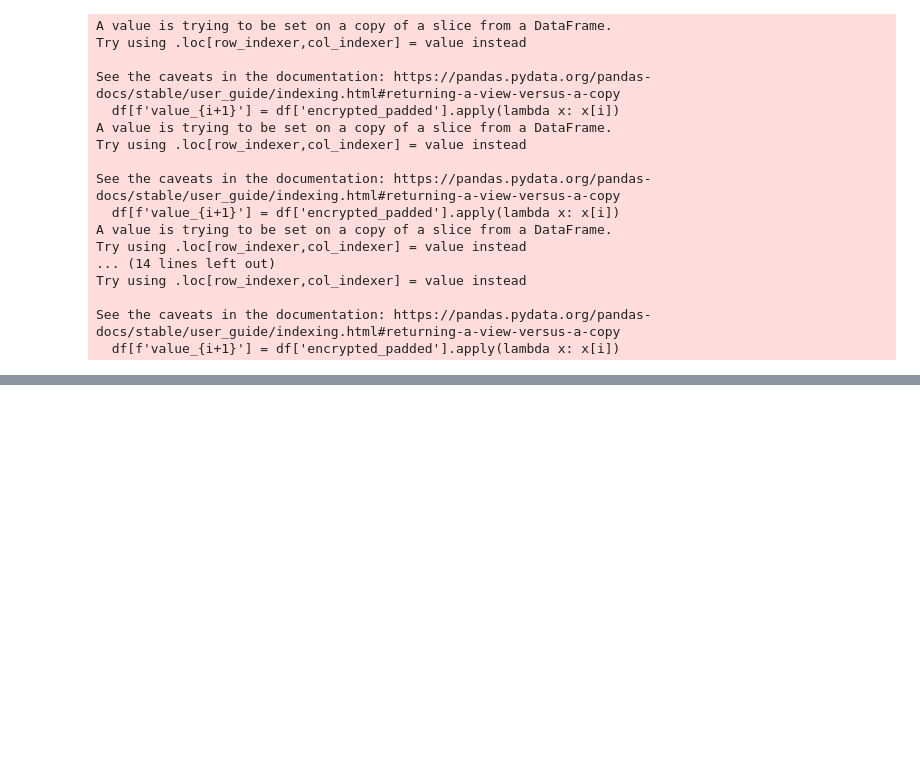
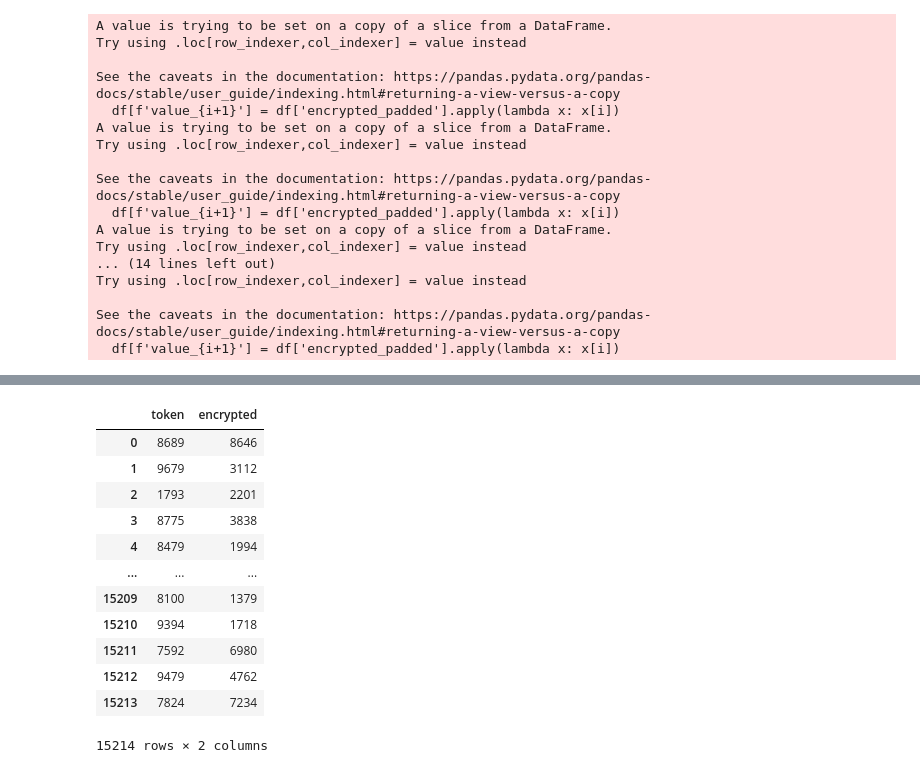
Before and after one commit to MR1B4RR4/RSA_encryption_vs_ML, a Jupyter notebook: EDA.ipynb, the cells around one changed output, grey strips where cells are left out. Drawn from its saved outputs; the diff is of its cells as text; code cells hidden in the pictures; blank space fills up the shorter version.

```diff
--- a/EDA.ipynb
+++ b/EDA.ipynb
@@ -81,0 +129,41 @@ df.to_excel('DF_for_model_training.xlsx')
+# %%
+# Inicializar listas para almacenar los datos del nuevo DataFrame
+tokens = []
+encrypteds = []
+
+# Iterar sobre cada fila del DataFrame original
+for index, row in df.iterrows():
+    # Obtener las listas de tokens y encriptados
+    token_list = row['token_cut_eval']
+    encrypted_list = row['encrypted_eval']
+
+    # Asegurar que las listas tengan el mismo tamaño
+    assert len(token_list) == len(encrypted_list), "Las listas no tienen el mismo tamaño"
+
+    # Iterar sobre los elementos de las listas y agregarlos a las listas correspondientes
+    for token, encrypted in zip(token_list, encrypted_list):
+        tokens.append(token)
+        encrypteds.append(encrypted)
+
+# Crear el nuevo DataFrame con los datos recopilados
+df_resultado = pd.DataFrame({
+    "token": tokens,
+    "encrypted": encrypteds
+})
+
+# Mostrar el nuevo DataFrame para verificar su estructura
+df_resultado
+# %% [output]
+|  | token | encrypted |
+| 0 | 8689 | 8646 |
+| 1 | 9679 | 3112 |
+| 2 | 1793 | 2201 |
+| 3 | 8775 | 3838 |
+| 4 | 8479 | 1994 |
+| ... | ... | ... |
+| 15209 | 8100 | 1379 |
+| 15210 | 9394 | 1718 |
+| 15211 | 7592 | 6980 |
+| 15212 | 9479 | 4762 |
+| 15213 | 7824 | 7234 |
+15214 rows × 2 columns
```
Also changed, not shown: parts of 5 cells of this notebook, 37 other files.
